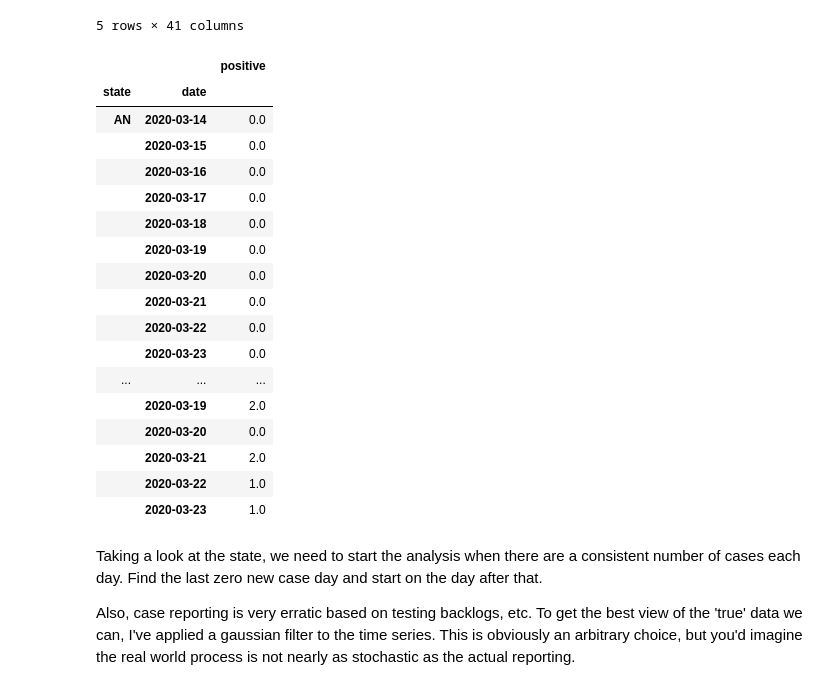
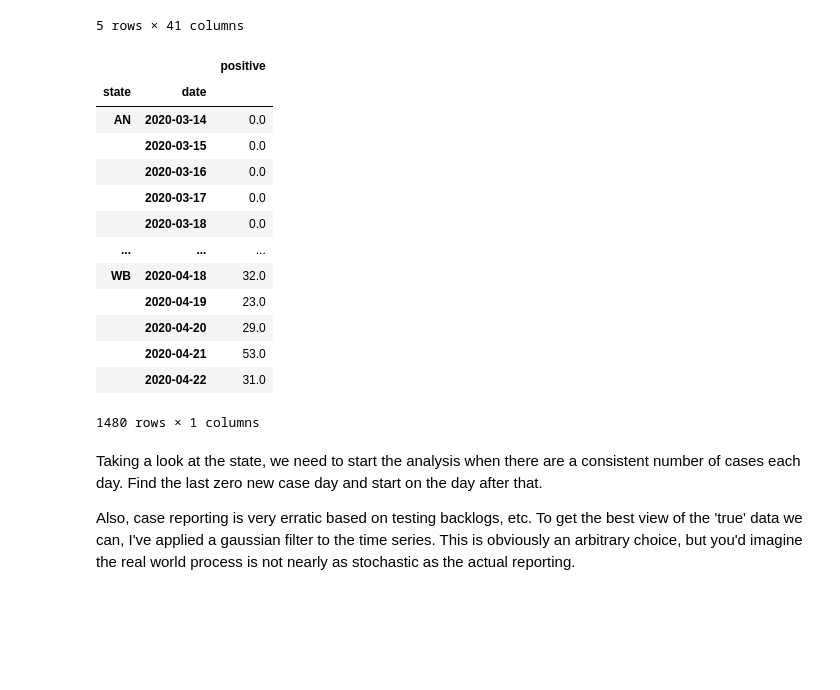
Before and after one commit to rsmeghana8/covid-19, a Jupyter notebook: Realtime R0 India.ipynb, the cells around one changed output. Saved outputs shown, nothing was run; the diff lists cells and outputs as text; code cells hidden in the pictures; blank space fills up the shorter version.

```diff
--- a/Realtime R0 India.ipynb
+++ b/Realtime R0 India.ipynb
@@ -355,33 +346,29 @@ df1.head()
 # %%
 new_df = df1.melt(id_vars=["state"],
         var_name="date",
         value_name="positive")
 state_df = new_df.sort_values(by = ['state','date'])
 state_df = state_df.reset_index(drop = True)
 state_df.set_index(['state', 'date'], inplace=True)
 convert_dict = {'positive': float,
                }
 state_df = state_df.astype(convert_dict)
-state_df.head(50)
+state_df
 # %% [output]
 |  |  | positive |
 | state | date |  |
 | AN | 2020-03-14 | 0.0 |
 |  | 2020-03-15 | 0.0 |
 |  | 2020-03-16 | 0.0 |
 |  | 2020-03-17 | 0.0 |
 |  | 2020-03-18 | 0.0 |
-|  | 2020-03-19 | 0.0 |
-|  | 2020-03-20 | 0.0 |
-|  | 2020-03-21 | 0.0 |
-|  | 2020-03-22 | 0.0 |
-|  | 2020-03-23 | 0.0 |
 | ... | ... | ... |
-|  | 2020-03-19 | 2.0 |
-|  | 2020-03-20 | 0.0 |
-|  | 2020-03-21 | 2.0 |
-|  | 2020-03-22 | 1.0 |
-|  | 2020-03-23 | 1.0 |
+| WB | 2020-04-18 | 32.0 |
+|  | 2020-04-19 | 23.0 |
+|  | 2020-04-20 | 29.0 |
+|  | 2020-04-21 | 53.0 |
+|  | 2020-04-22 | 31.0 |
+1480 rows × 1 columns
 # %% [markdown]
 Taking a look at the state, we need to start the analysis when there are a consistent number of cases each day. Find the last zero new case day and start on the day after that.
 
```
Also changed, not shown: parts of 12 cells of this notebook.
